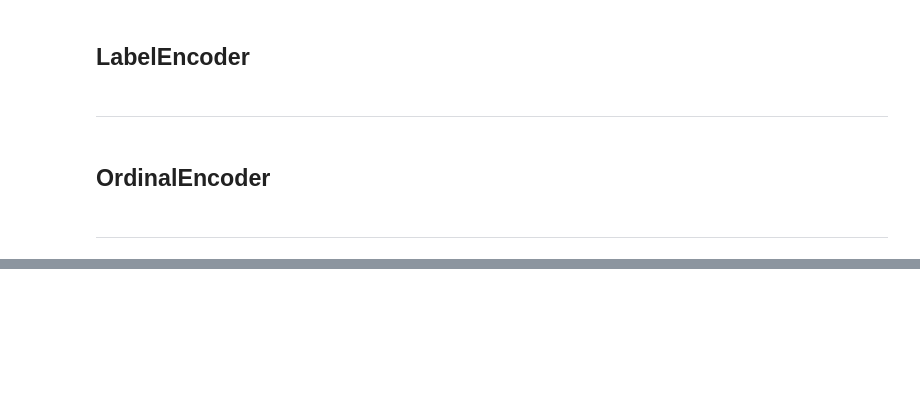
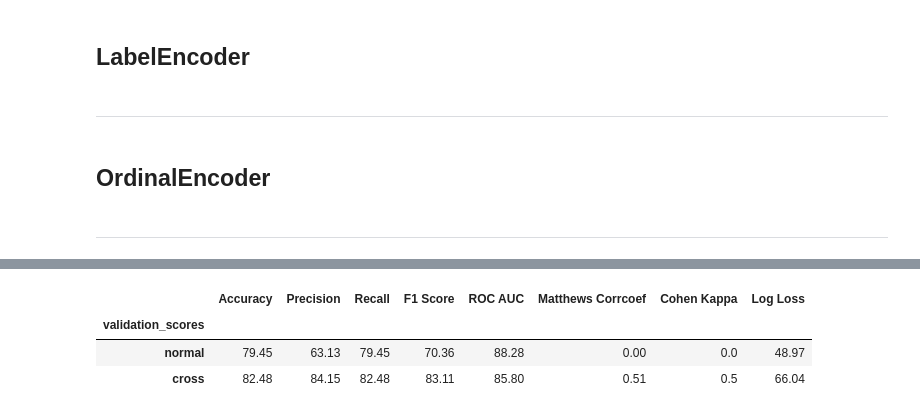
Before and after one commit to rvanguita/bank_customer_churn, a Jupyter notebook: main.ipynb, the cells around one changed output, grey strips where cells are left out. Cells and saved outputs as stored; diff of their text form; code cells hidden in the pictures; blank space fills up the shorter version.

```diff
--- a/main.ipynb
+++ b/main.ipynb
@@ -333,13 +356,18 @@ Confusion Matrix:
 # %%
 combined_df = pd.concat([normal_scores,
                          cross_validation_scores,
                          ], ignore_index=True)
 index_names = ['normal',
                'cross',
 ]
 
 
 combined_df['validation_scores'] = index_names
 combined_df = combined_df.set_index('validation_scores')
 
-combined_df.sort_values(by='Log Loss', ascending=False)
+combined_df.sort_values(by='Log Loss')
+# %% [output]
+|  | Accuracy | Precision | Recall | F1 Score | ROC AUC | Matthews Corrcoef | Cohen Kappa | Log Loss |
+| validation_scores |  |  |  |  |  |  |  |  |
+| normal | 79.45 | 63.13 | 79.45 | 70.36 | 88.28 | 0.00 | 0.0 | 48.97 |
+| cross | 82.48 | 84.15 | 82.48 | 83.11 | 85.80 | 0.51 | 0.5 | 66.04 |
```
Also changed, not shown: parts of 7 cells of this notebook, 6 other files.
